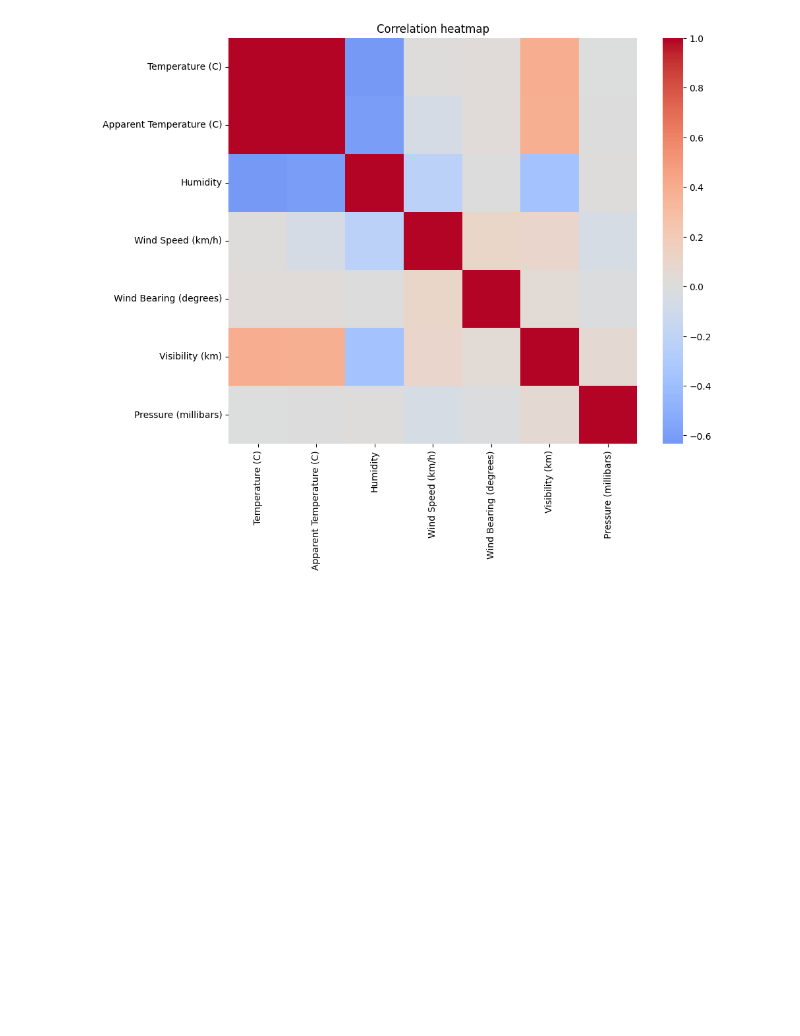
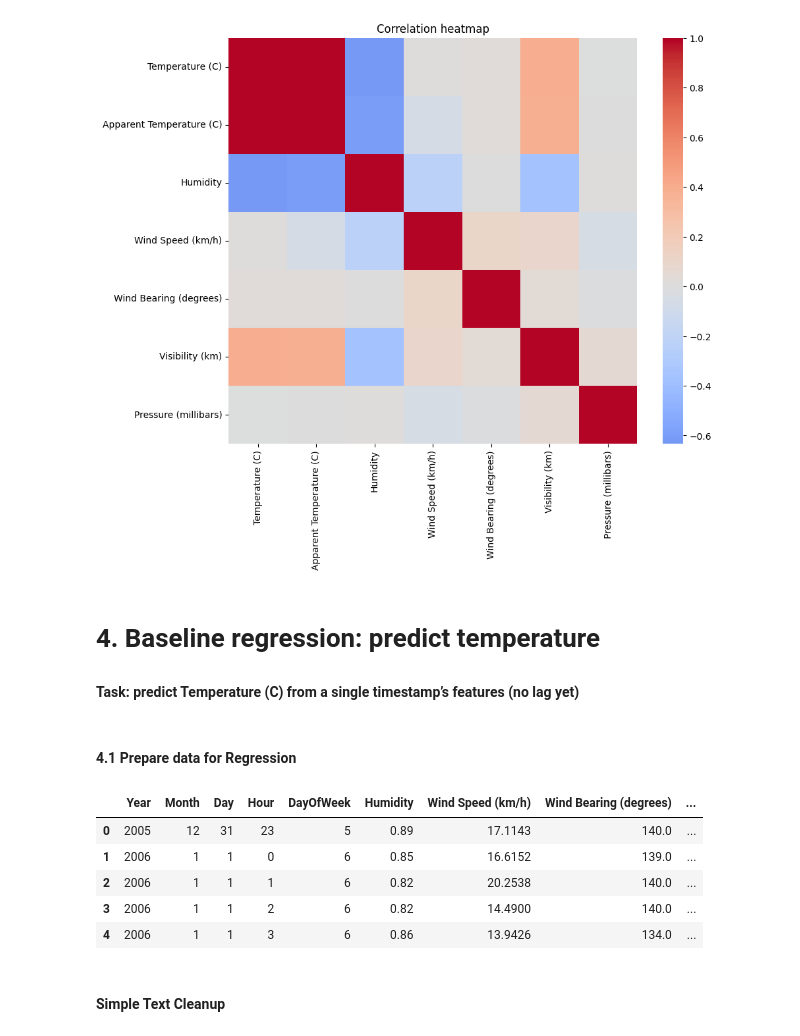
Before and after one commit to Amaefule5/IC_2025-DEC-ML140_01, a Jupyter notebook: IC_2025_DEC_ML140_01.ipynb, the cells around one changed output. Saved outputs shown, nothing was run; the diff lists cells and outputs as text; code cells hidden in the pictures; blank space fills up the shorter version.

```diff
--- a/IC_2025_DEC_ML140_01.ipynb
+++ b/IC_2025_DEC_ML140_01.ipynb
@@ -278,3 +278,8 @@ plt.title("Correlation heatmap")
 plt.show()
 # %% [output]
 [figure]
+# %% [markdown]
+# **4. Baseline regression: predict temperature**
+#### Task: predict Temperature (C) from a single timestamp’s features (no lag yet)
+# %% [markdown]
+#### **4.1 Prepare data for Regression**
@@ -280,0 +293,21 @@ plt.show()
+# %%
+target = "Temperature (C)"
+feature_cols = [
+    "Year", "Month", "Day", "Hour", "DayOfWeek",
+    "Humidity", "Wind Speed (km/h)", "Wind Bearing (degrees)",
+    "Visibility (km)", "Pressure (millibars)",
+    "Precip Type", "Summary"  # Summary will be simplified
+]
+# %%
+df_model = df[feature_cols + [target]].copy()
+# %%
+df_model.head()
+# %% [output]
+|  | Year | Month | Day | Hour | DayOfWeek | Humidity | Wind Speed (km/h) | Wind Bearing (degrees) | ... |
+| 0 | 2005 | 12 | 31 | 23 | 5 | 0.89 | 17.1143 | 140.0 | ... |
+| 1 | 2006 | 1 | 1 | 0 | 6 | 0.85 | 16.6152 | 139.0 | ... |
+| 2 | 2006 | 1 | 1 | 1 | 6 | 0.82 | 20.2538 | 140.0 | ... |
+| 3 | 2006 | 1 | 1 | 2 | 6 | 0.82 | 14.4900 | 140.0 | ... |
+| 4 | 2006 | 1 | 1 | 3 | 6 | 0.86 | 13.9426 | 134.0 | ... |
+# %% [markdown]
+#### **Simple Text Cleanup**
```
Also changed, not shown: parts of 6 cells of this notebook.
